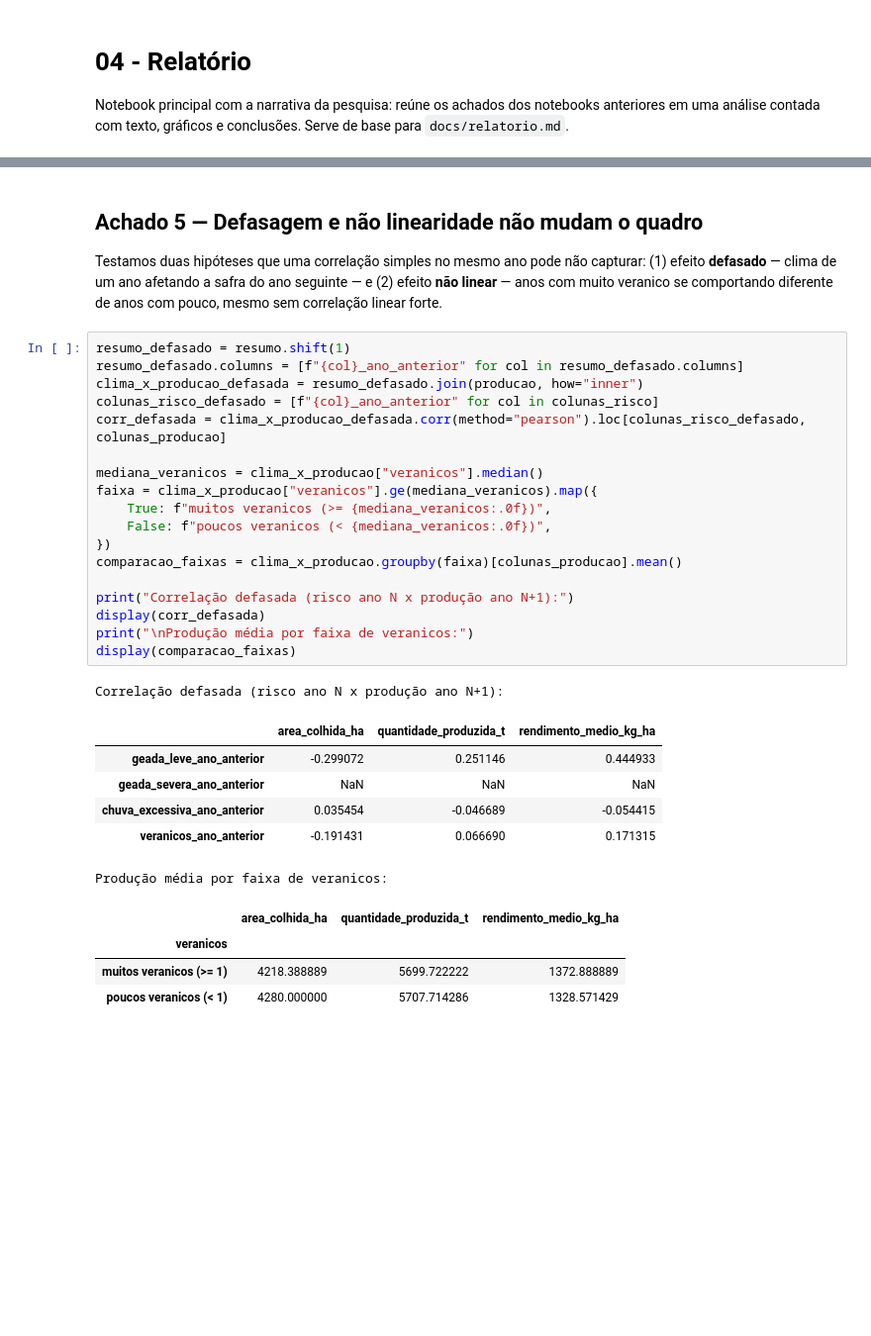
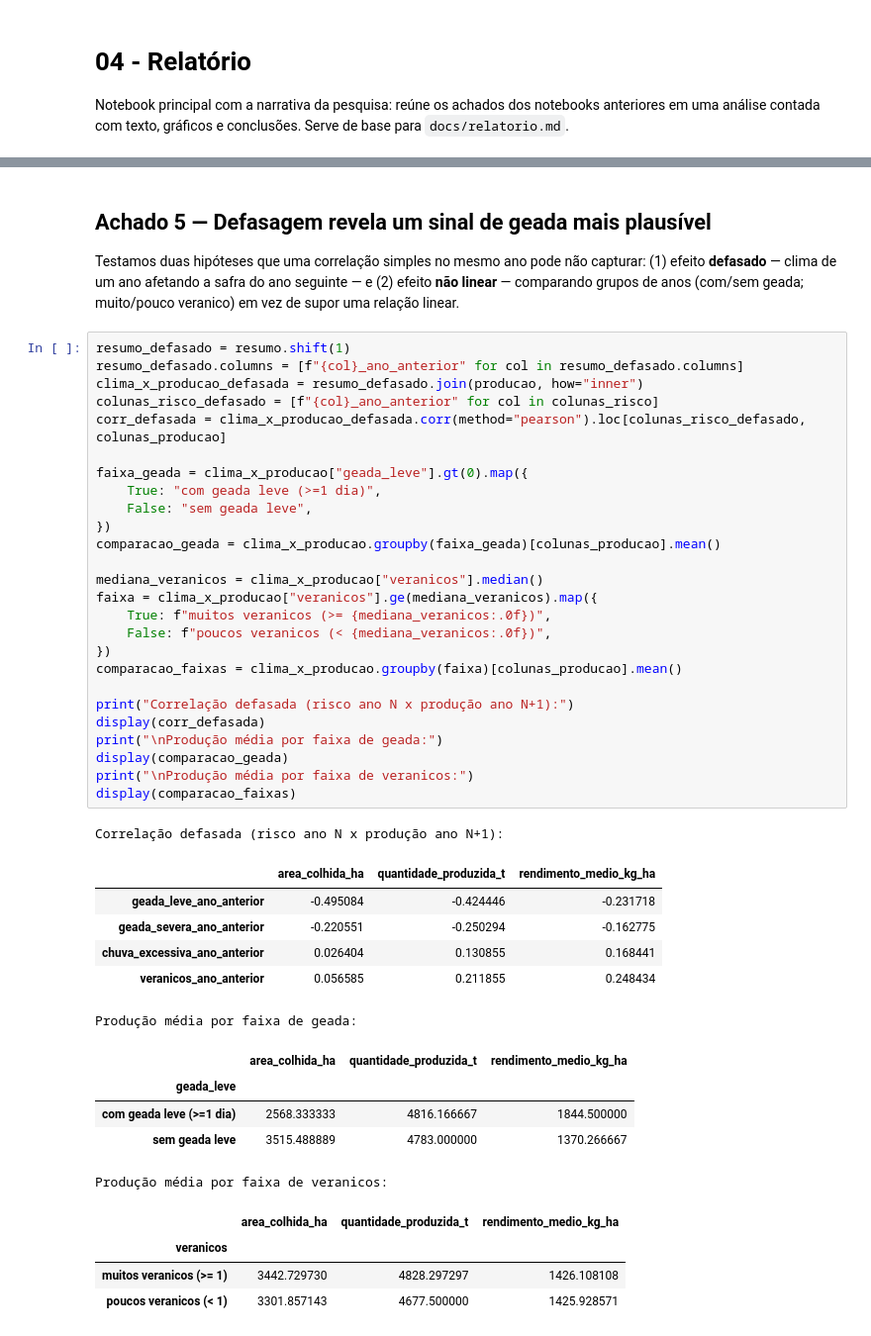
Before and after one commit to cauafdev/agroclima-cafe, a Jupyter notebook: notebooks/04_relatorio.ipynb, the cells around one changed output, grey strips where cells are left out. Shown at 99% size. Saved outputs shown, nothing was run; the diff lists cells and outputs as text; blank space fills up the shorter version.

```diff
--- a/notebooks/04_relatorio.ipynb
+++ b/notebooks/04_relatorio.ipynb
@@ -157,39 +162,52 @@ frágil demais para contar como evidência.
 # %% [markdown]
-## Achado 5 — Defasagem e não linearidade não mudam o quadro
+## Achado 5 — Defasagem revela um sinal de geada mais plausível
 
 Testamos duas hipóteses que uma correlação simples no mesmo ano pode
 não capturar: (1) efeito **defasado** — clima de um ano afetando a
-safra do ano seguinte — e (2) efeito **não linear** — anos com muito
-veranico se comportando diferente de anos com pouco, mesmo sem
-correlação linear forte.
+safra do ano seguinte — e (2) efeito **não linear** — comparando
+grupos de anos (com/sem geada; muito/pouco veranico) em vez de supor
+uma relação linear.
 # %%
 resumo_defasado = resumo.shift(1)
 resumo_defasado.columns = [f"{col}_ano_anterior" for col in resumo_defasado.columns]
 clima_x_producao_defasada = resumo_defasado.join(producao, how="inner")
 colunas_risco_defasado = [f"{col}_ano_anterior" for col in colunas_risco]
 corr_defasada = clima_x_producao_defasada.corr(method="pearson").loc[colunas_risco_defasado, colunas_producao]
+
+faixa_geada = clima_x_producao["geada_leve"].gt(0).map({
+    True: "com geada leve (>=1 dia)",
+    False: "sem geada leve",
+})
+comparacao_geada = clima_x_producao.groupby(faixa_geada)[colunas_producao].mean()
 
 mediana_veranicos = clima_x_producao["veranicos"].median()
 faixa = clima_x_producao["veranicos"].ge(mediana_veranicos).map({
     True: f"muitos veranicos (>= {mediana_veranicos:.0f})",
     False: f"poucos veranicos (< {mediana_veranicos:.0f})",
 })
 comparacao_faixas = clima_x_producao.groupby(faixa)[colunas_producao].mean()
 
 print("Correlação defasada (risco ano N x produção ano N+1):")
 display(corr_defasada)
+print("\nProdução média por faixa de geada:")
+display(comparacao_geada)
 print("\nProdução média por faixa de veranicos:")
 display(comparacao_faixas)
 # %% [output]
 Correlação defasada (risco ano N x produção ano N+1):
 |  | area_colhida_ha | quantidade_produzida_t | rendimento_medio_kg_ha |
-| geada_leve_ano_anterior | -0.299072 | 0.251146 | 0.444933 |
-| geada_severa_ano_anterior | NaN | NaN | NaN |
-| chuva_excessiva_ano_anterior | 0.035454 | -0.046689 | -0.054415 |
-| veranicos_ano_anterior | -0.191431 | 0.066690 | 0.171315 |
+| geada_leve_ano_anterior | -0.495084 | -0.424446 | -0.231718 |
+| geada_severa_ano_anterior | -0.220551 | -0.250294 | -0.162775 |
+| chuva_excessiva_ano_anterior | 0.026404 | 0.130855 | 0.168441 |
+| veranicos_ano_anterior | 0.056585 | 0.211855 | 0.248434 |
-Produção média por faixa de veranicos:
+Produção média por faixa de geada:
 |  | area_colhida_ha | quantidade_produzida_t | rendimento_medio_kg_ha |
-| veranicos |  |  |  |
-| muitos veranicos (>= 1) | 4218.388889 | 5699.722222 | 1372.888889 |
-| poucos veranicos (< 1) | 4280.000000 | 5707.714286 | 1328.571429 |
+| geada_leve |  |  |  |
+| com geada leve (>=1 dia) | 2568.333333 | 4816.166667 | 1844.500000 |
+| sem geada leve | 3515.488889 | 4783.000000 | 1370.266667 |
+Produção média por faixa de veranicos:
+|  | area_colhida_ha | quantidade_produzida_t | rendimento_medio_kg_ha |
+| veranicos |  |  |  |
+| muitos veranicos (>= 1) | 3442.729730 | 4828.297297 | 1426.108108 |
+| poucos veranicos (< 1) | 3301.857143 | 4677.500000 | 1425.928571 |
 # %% [markdown]
```
Also changed, not shown: parts of 13 cells of this notebook, 6 other files.
